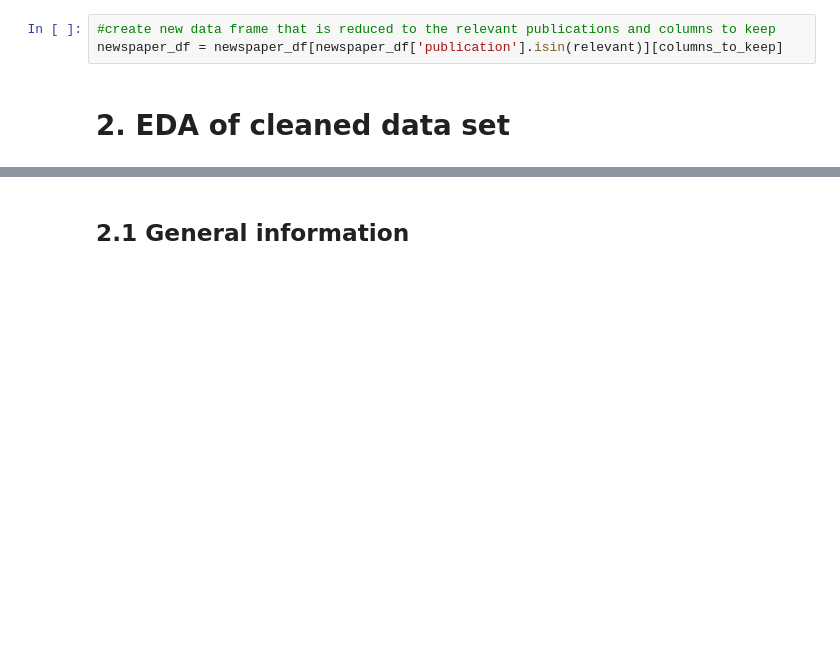
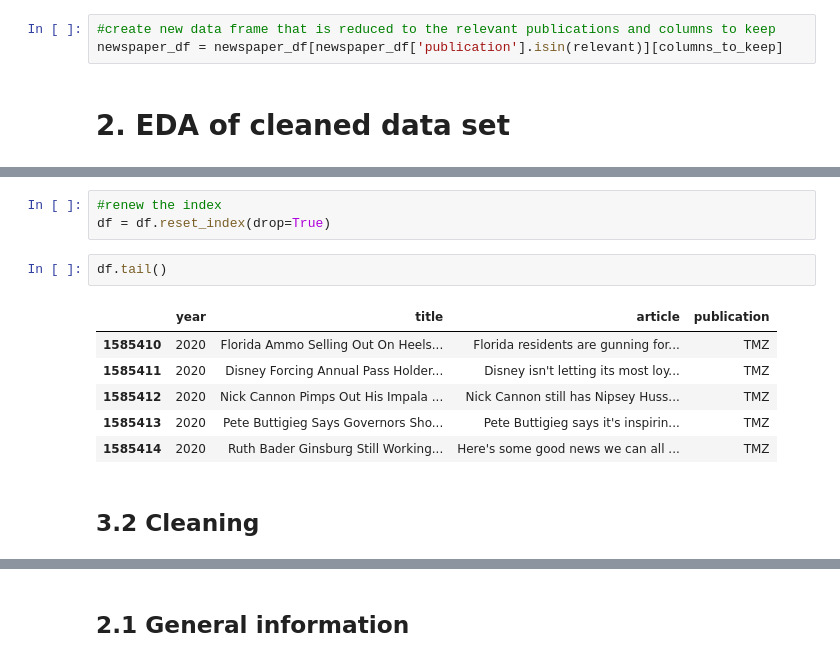
Before and after one commit to felix1102/NLP_finalproject, a Jupyter notebook: nlp_final.ipynb, the cells around one changed output, grey strips where cells are left out. Saved outputs shown, nothing was run; the diff lists cells and outputs as text; blank space fills up the shorter version.

```diff
--- a/nlp_final.ipynb
+++ b/nlp_final.ipynb
@@ -64,0 +173,14 @@ newspaper_df = newspaper_df[newspaper_df['publication'].isin(relevant)][columns_
+# %%
+#renew the index
+df = df.reset_index(drop=True)
+# %%
+df.tail()
+# %% [output]
+|  | year | title | article | publication |
+| 1585410 | 2020 | Florida Ammo Selling Out On Heels... | Florida residents are gunning for... | TMZ |
+| 1585411 | 2020 | Disney Forcing Annual Pass Holder... | Disney isn't letting its most loy... | TMZ |
+| 1585412 | 2020 | Nick Cannon Pimps Out His Impala ... | Nick Cannon still has Nipsey Huss... | TMZ |
+| 1585413 | 2020 | Pete Buttigieg Says Governors Sho... | Pete Buttigieg says it's inspirin... | TMZ |
+| 1585414 | 2020 | Ruth Bader Ginsburg Still Working... | Here's some good news we can all ... | TMZ |
+# %% [markdown]
+## 3.2 Cleaning
```
Also changed, not shown: parts of 19 cells of this notebook.
